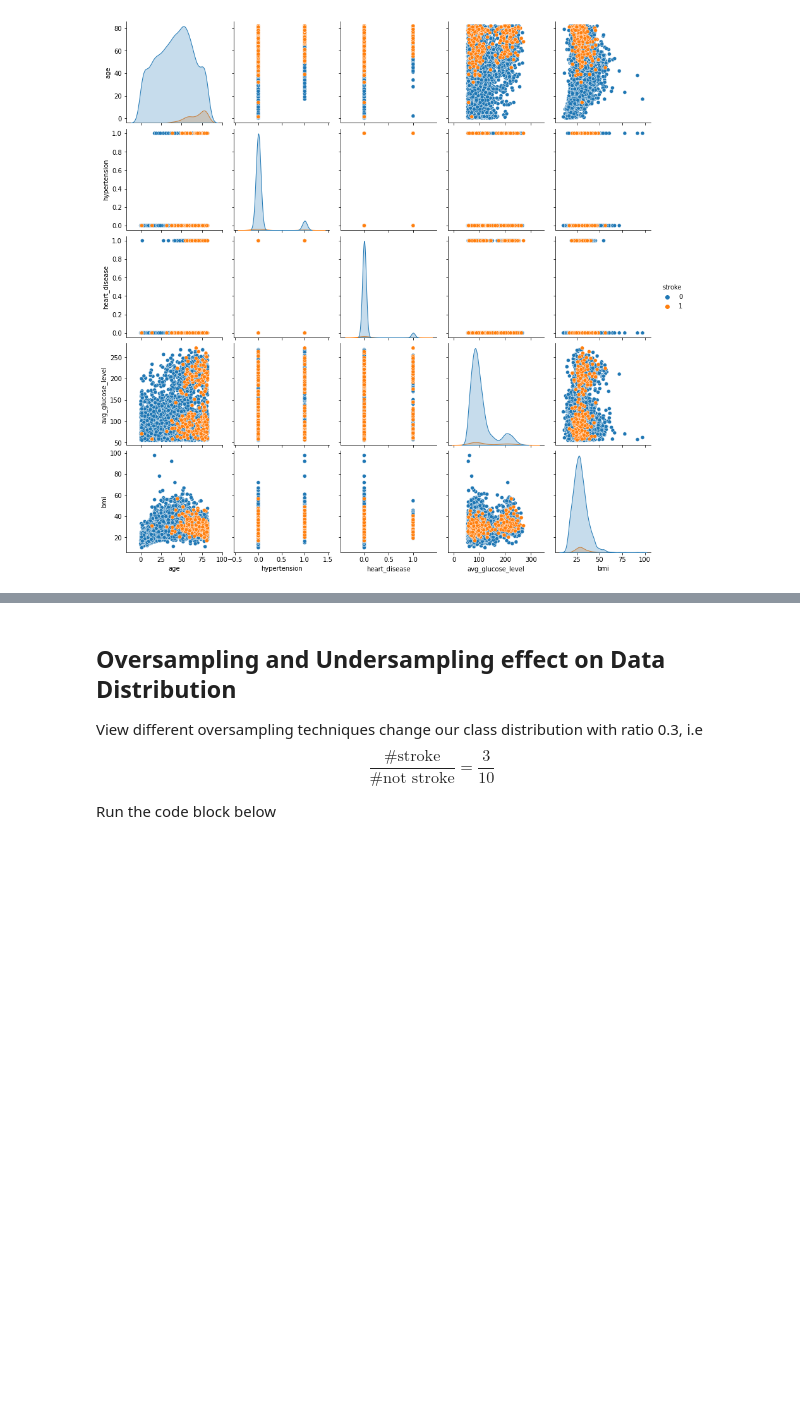
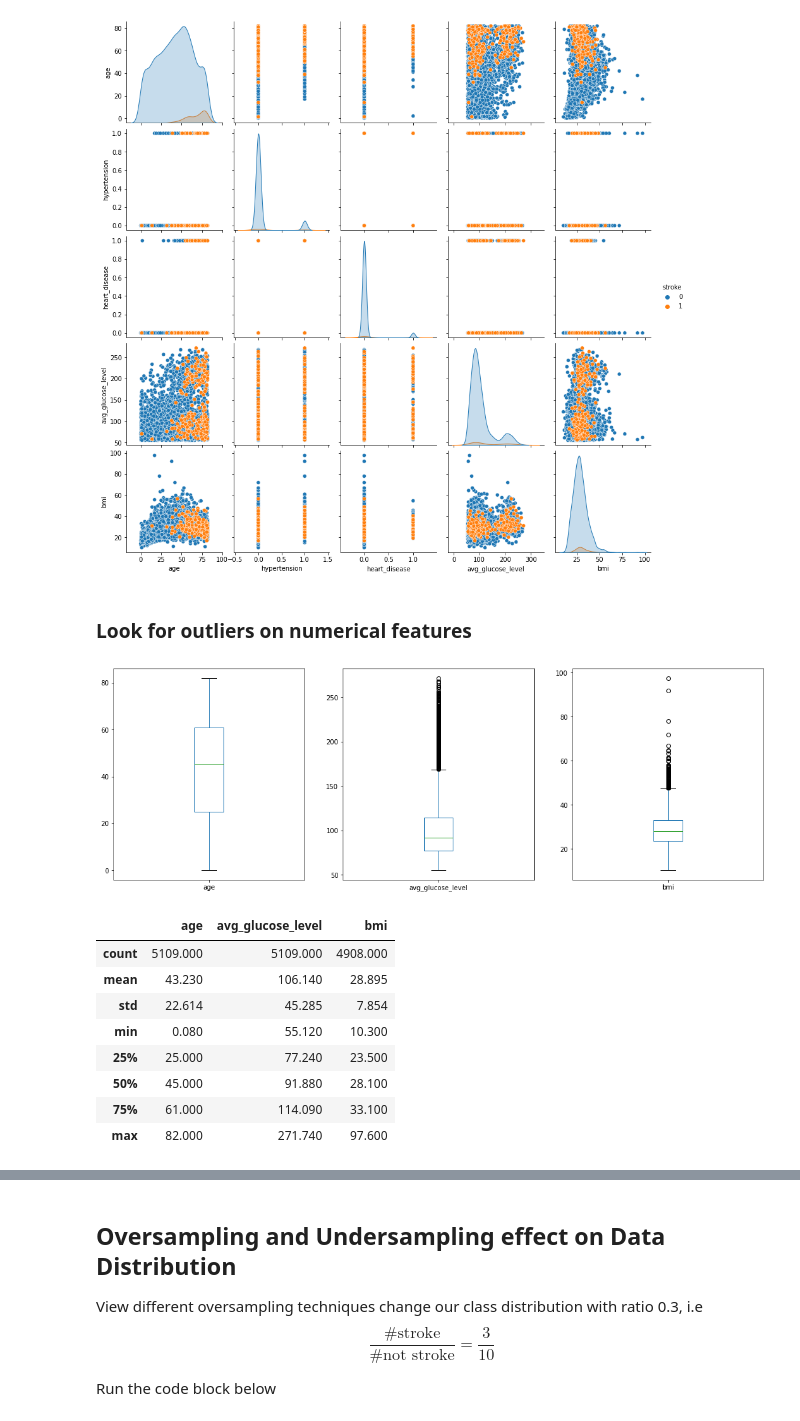
Before and after one commit to LapTQ/IT31903_123220_Group18_Stroke-prediction, a Jupyter notebook: exploration.ipynb, the cells around one changed output, grey strips where cells are left out. Drawn from its saved outputs; the diff is of its cells as text; code cells hidden in the pictures; blank space fills up the shorter version.

```diff
--- a/exploration.ipynb
+++ b/exploration.ipynb
@@ -196,3 +139,21 @@ pyplot.savefig("./exploration_figures/pairplot.png")
 pyplot.show()
 # %% [output]
 [figure]
+# %% [markdown]
+### Look for outliers on numerical features
+# %%
+data[numerical_ix].plot(kind='box', subplots=True, layout=(1, 3), figsize=(18, 6))
+pyplot.show()
+
+data[numerical_ix].describe()
+# %% [output]
+[figure, added]
+|  | age | avg_glucose_level | bmi |
+| count | 5109.000 | 5109.000 | 4908.000 |
+| mean | 43.230 | 106.140 | 28.895 |
+| std | 22.614 | 45.285 | 7.854 |
+| min | 0.080 | 55.120 | 10.300 |
+| 25% | 25.000 | 77.240 | 23.500 |
+| 50% | 45.000 | 91.880 | 28.100 |
+| 75% | 61.000 | 114.090 | 33.100 |
+| max | 82.000 | 271.740 | 97.600 |
```
Also changed, not shown: parts of 23 cells of this notebook, 1 other file.
